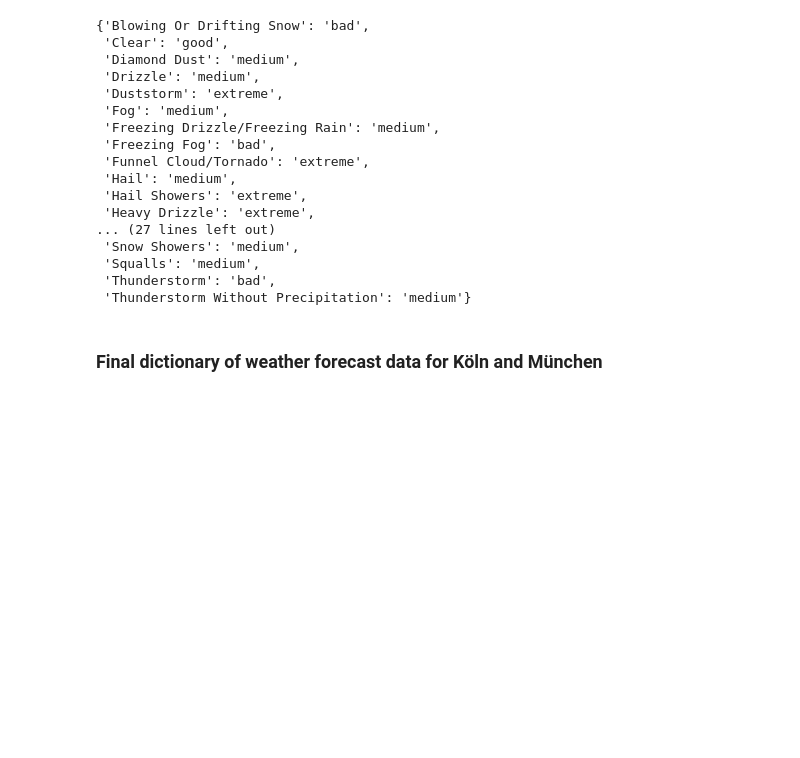
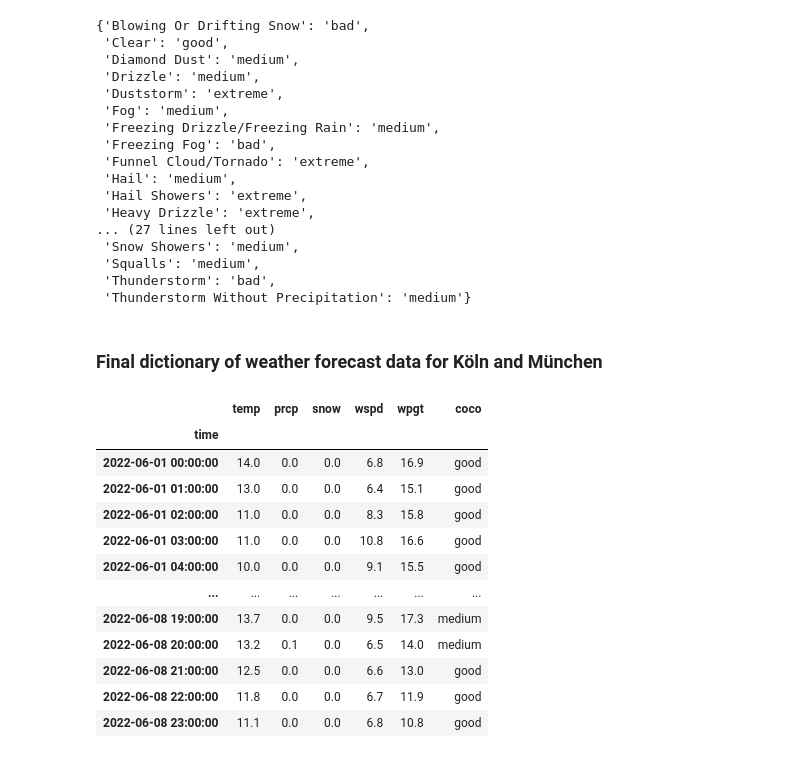
Before and after one commit to Good-Train-Bad-Train/gtbt, a Jupyter notebook: notebooks/juan_dataexploration.ipynb, the cells around one changed output. Cells and saved outputs as stored; diff of their text form; code cells hidden in the pictures; blank space fills up the shorter version.

```diff
--- a/notebooks/juan_dataexploration.ipynb
+++ b/notebooks/juan_dataexploration.ipynb
@@ -520,7 +520,7 @@ end_date = '2022-06-08'
 
 k_m = ['Köln Hbf', 'München Hbf']
 
-# weather_km_response = {}
+weather_km_response = {}
 weather_km = {}
 
 for station in k_m:
@@ -528,10 +528,10 @@ for station in k_m:
     lat = trains[trains['bhf'] == station]['Y'].mean()
     lon = trains[trains['bhf'] == station]['X'].mean()
 
-    # url = "https://weather.visualcrossing.com/VisualCrossingWebServices/rest/services/timeline/" + str(lat) + "," + str(lon) + "/" + start_date + "/" + end_date + "?key=" + key + "&unitGroup=metric"
-    # response = requests.get(url).json()
+    url = "https://weather.visualcrossing.com/VisualCrossingWebServices/rest/services/timeline/" + str(lat) + "," + str(lon) + "/" + start_date + "/" + end_date + "?key=" + key + "&unitGroup=metric"
+    response = requests.get(url).json()
 
-    # weather_km_response[station] = response
+    weather_km_response[station] = response
 
     days_list = pd.date_range(start_date, end_date)
     variables = ['datetime', 'temp', 'precip', 'snow', 'windspeed', 'windgust', 'conditions']
@@ -646,5 +646,18 @@ for station in k_m:
 # %% [markdown]
 ### Final dictionary of weather forecast data for Köln and München
 # %%
-weather_km
+weather_km['Köln Hbf']
 # %% [output]
+|  | temp | prcp | snow | wspd | wpgt | coco |
+| time |  |  |  |  |  |  |
+| 2022-06-01 00:00:00 | 14.0 | 0.0 | 0.0 | 6.8 | 16.9 | good |
+| 2022-06-01 01:00:00 | 13.0 | 0.0 | 0.0 | 6.4 | 15.1 | good |
+| 2022-06-01 02:00:00 | 11.0 | 0.0 | 0.0 | 8.3 | 15.8 | good |
+| 2022-06-01 03:00:00 | 11.0 | 0.0 | 0.0 | 10.8 | 16.6 | good |
+| 2022-06-01 04:00:00 | 10.0 | 0.0 | 0.0 | 9.1 | 15.5 | good |
+| ... | ... | ... | ... | ... | ... | ... |
+| 2022-06-08 19:00:00 | 13.7 | 0.0 | 0.0 | 9.5 | 17.3 | medium |
+| 2022-06-08 20:00:00 | 13.2 | 0.1 | 0.0 | 6.5 | 14.0 | medium |
+| 2022-06-08 21:00:00 | 12.5 | 0.0 | 0.0 | 6.6 | 13.0 | good |
+| 2022-06-08 22:00:00 | 11.8 | 0.0 | 0.0 | 6.7 | 11.9 | good |
+| 2022-06-08 23:00:00 | 11.1 | 0.0 | 0.0 | 6.8 | 10.8 | good |
```
Also changed, not shown: parts of 1 cell of this notebook, 2 other files.
